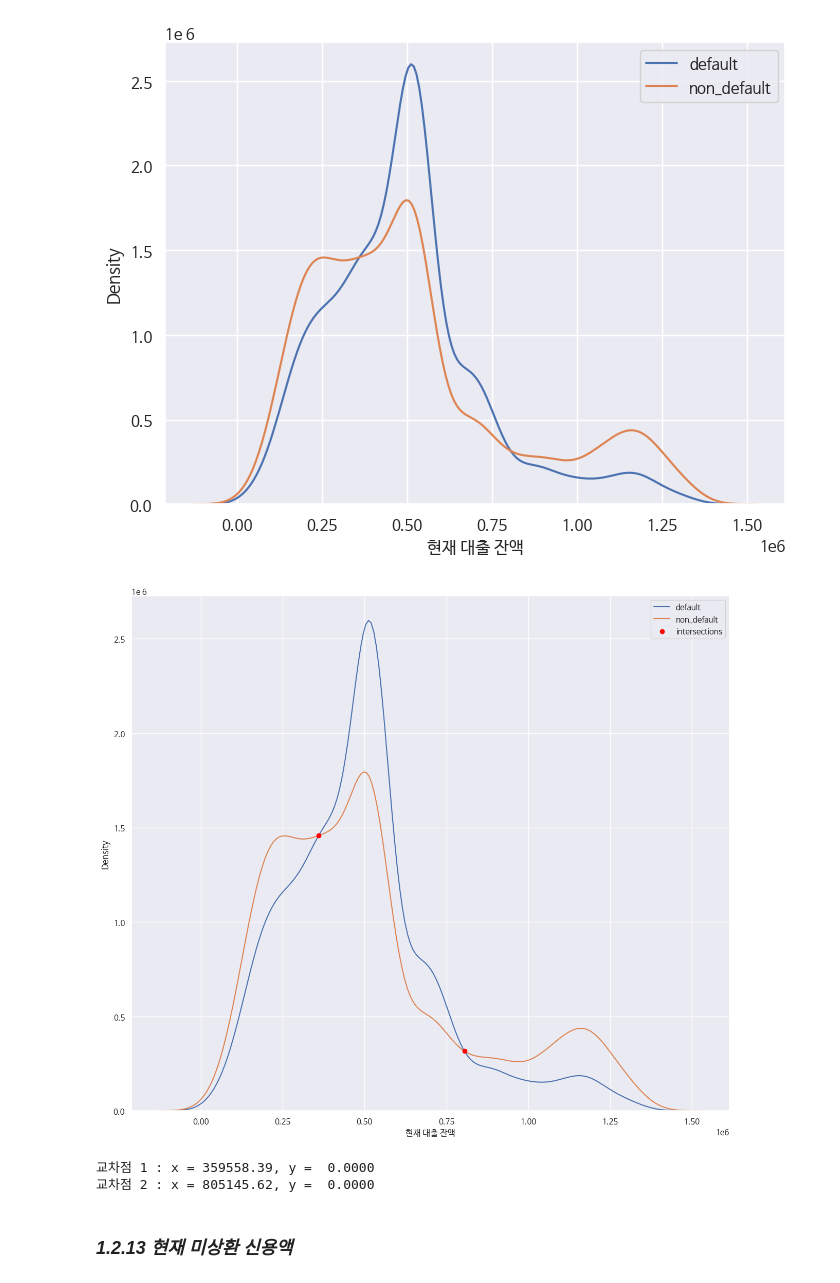
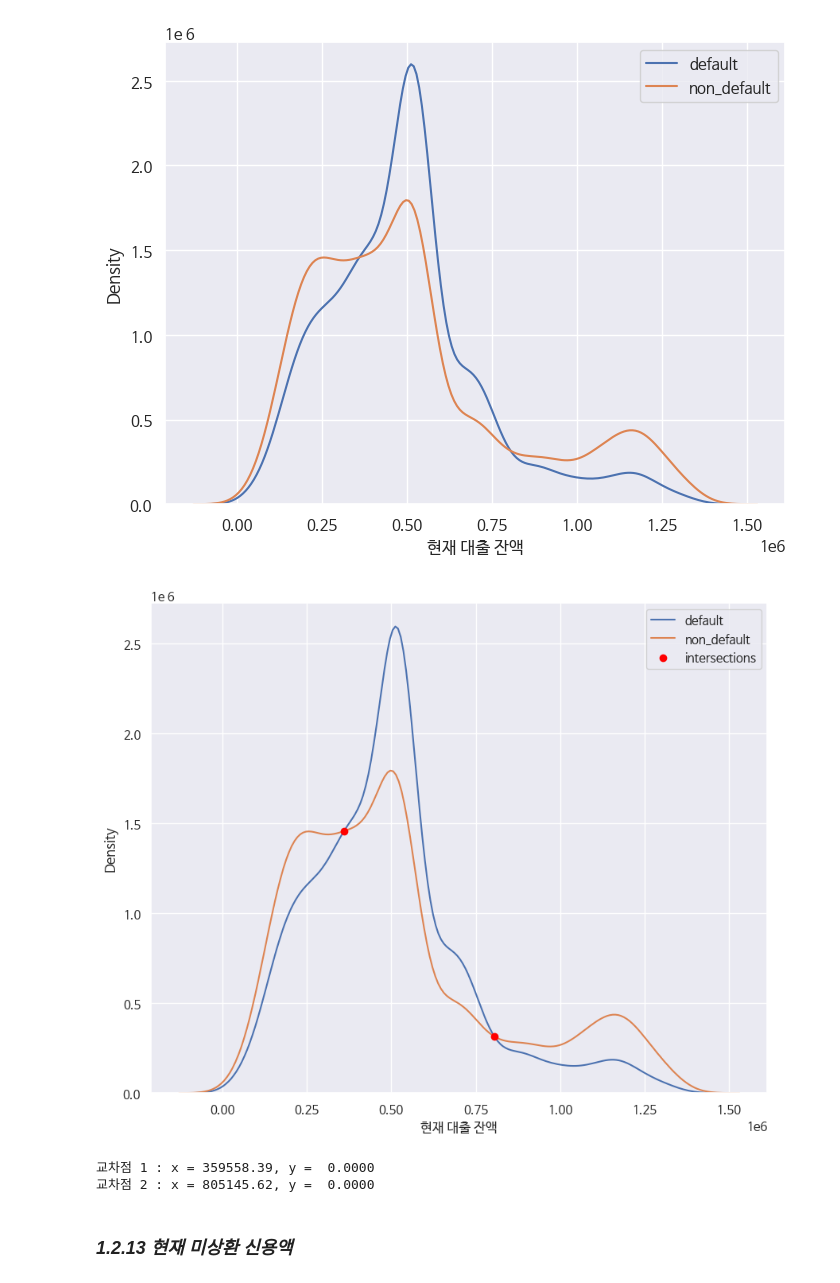
Before and after one commit to tntnu/default, a Jupyter notebook: [개인프로젝트연습]_채무불이행여부예측_1차.ipynb, the cells around one changed output. Cells and saved outputs as stored; diff of their text form; code cells hidden in the pictures.

```diff
--- a/[개인프로젝트연습]_채무불이행여부예측_1차.ipynb
+++ b/[개인프로젝트연습]_채무불이행여부예측_1차.ipynb
@@ -449,43 +445,35 @@ import numpy as np
 import seaborn as sns
 import matplotlib.pyplot as plt
 from scipy.stats import gaussian_kde
 from scipy.optimize import fsolve
 
 # KDE 객체 생성
 kde_default = gaussian_kde(default['현재 대출 잔액'])
 kde_non_default = gaussian_kde(non_default['현재 대출 잔액'])
 
-# x 값 범위 설정
-x_values = np.linspace(min(default['현재 대출 잔액'].min(), non_default['현재 대출 잔액'].min()),
-                       max(default['현재 대출 잔액'].max(), non_default['현재 대출 잔액'].max()), 1000) # 최소값~최대값 사이를 1000개의 균일한 간격으로 나눈 X 값 배열 생성
-
-# KDE 밀도 값 계산
-y_default = kde_default(x_values)
-y_non_default = kde_non_default(x_values)
-
 # 두 함수의 차이를 0으로 만드는 x값 찾기
 def find_intersection(x):
   return kde_default(x) - kde_non_default(x)
 
 # fsolve를 이용해 교차점 찾기
 x_intersections = fsolve(find_intersection, x0 = [291760, 810000]) # fsolve는 방적식의 해를 찾는 함수로 find_section = 0이 되는 x 값을 찾아줌, 초기 추정값 x0=[291760, 810000]을 기준으로 해를 탐색, 교차점이 있을 것으로 에상되는 지점을 설정해야 함
 y_intersections = kde_default(x_intersections)
 
-plt.figure(figsize = (15, 13))
+plt.figure(figsize = (10, 8))
 sns.kdeplot(default['현재 대출 잔액'], label = 'default')
 sns.kdeplot(non_default['현재 대출 잔액'], label = 'non_default')
 
 # 교차점 시각화
 plt.scatter(x_intersections, y_intersections, color = 'red', zorder = 3, label = 'intersections')
 
 plt.legend()
 plt.show()
 
 # 교차점 출력
 for i,(x,y) in enumerate(zip(x_intersections, y_intersections)):
   print(f"교차점 {i+1} : x = {x :.2f}, y = {y : .4f}")
 # %% [output]
-[figure, old version]
+[figure, new version]
 교차점 1 : x = 359558.39, y =  0.0000
 교차점 2 : x = 805145.62, y =  0.0000
 # %% [markdown]
```
Also changed, not shown: parts of 57 cells of this notebook.
